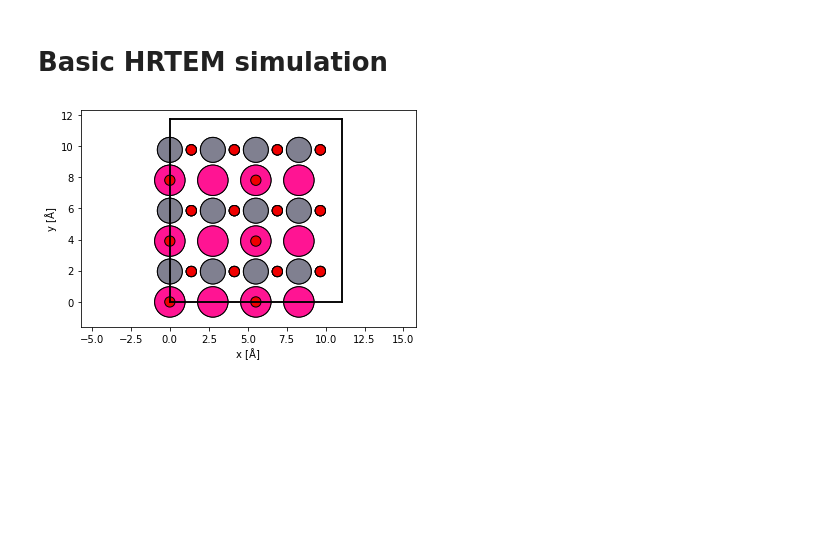
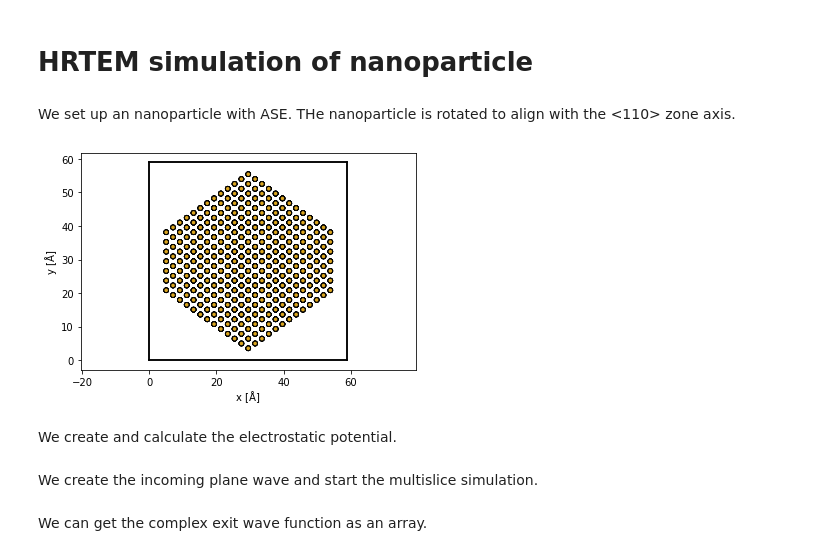
Before and after one commit to abTEM/abTEM, a Jupyter notebook: examples/quickstart/quick_hrtem_and_saed.ipynb, the cells around one changed output. Cells and saved outputs as stored; diff of their text form; code cells hidden in the pictures; blank space fills up the shorter version.

```diff
--- a/examples/quickstart/quick_hrtem_and_saed.ipynb
+++ b/examples/quickstart/quick_hrtem_and_saed.ipynb
@@ -12,11 +15,23 @@ current version: 1.0.0beta7
 # %% [markdown]
-# Basic HRTEM simulation
+# HRTEM simulation of nanoparticle
-# %%
-atoms = read('../data/srtio3_110.cif')
-
-atoms *= (1,1,1)
-
-show_atoms(atoms)
-# %% [output]
-[figure, removed]
+# %% [markdown]
+We set up an nanoparticle with ASE. THe nanoparticle is rotated to align with the <110> zone axis.
+# %%
+surfaces = [(1, 0, 0), (1, 1, 0), (1, 1, 1)]
+
+esurf = [1.0, 1.1, 0.9]
+
+size = 4000
+
+atoms = Atoms(wulff_construction('Au', surfaces, esurf, size, 'fcc', rounding='above'))
+
+atoms.center(vacuum=5)
+
+atoms.rotate(45, 'x', center='cop')
+
+show_atoms(atoms)
+# %% [output]
+[figure, added]
+# %% [markdown]
+We create and calculate the electrostatic potential.
 # %%
@@ -30,9 +51,13 @@ potential = Potential(atoms, sampling=.08, slice_thickness=2, parametrization='k
+# %% [markdown]
+We create the incoming plane wave and start the multislice simulation.
 # %%
 wave = PlaneWave(
     energy=300e3 # acceleration voltage in eV
 )
 
 exit_wave = wave.multislice(potential)
+# %% [markdown]
+We can get the complex exit wave function as an array.
 # %%
 exit_wave.array.shape
 # %% [output]
```
Also changed, not shown: parts of 13 cells of this notebook, 6 other files.
